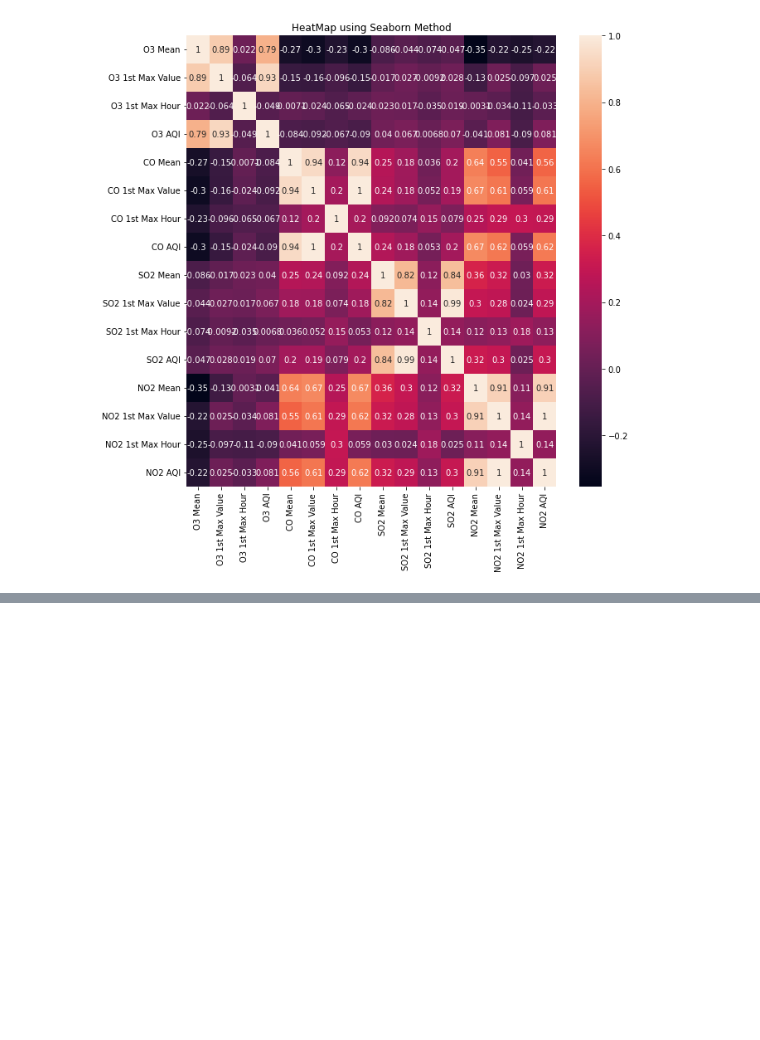
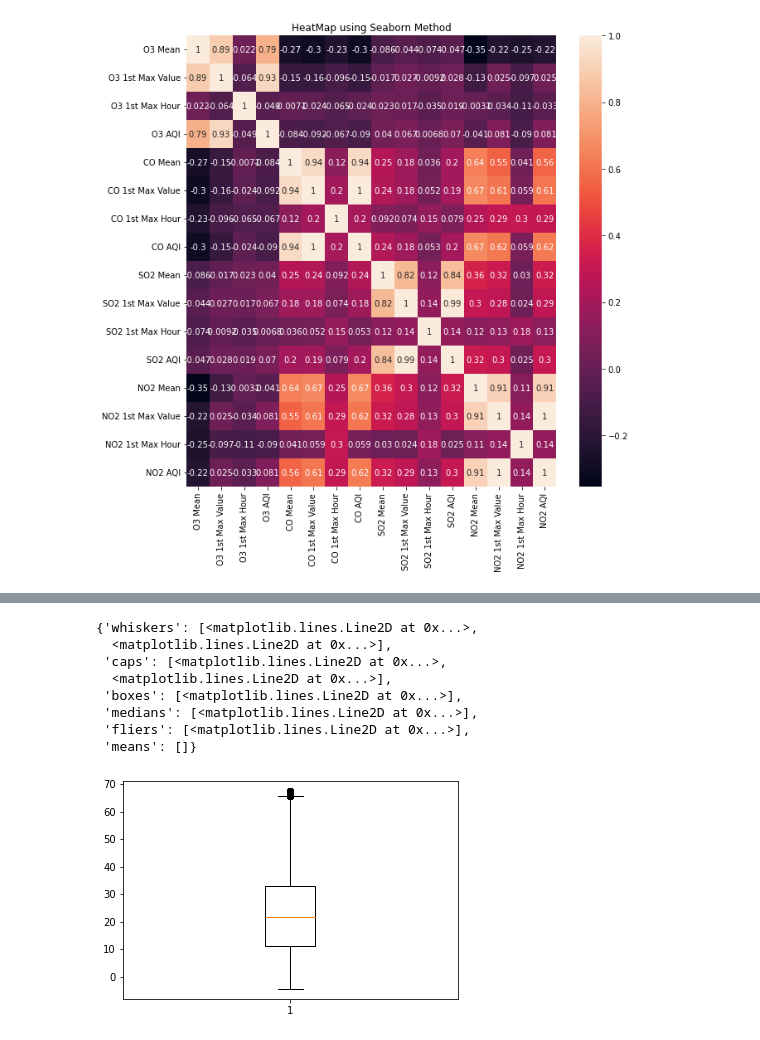
Before and after one commit to aswathipv/ictlarkaswathi, a Jupyter notebook: week1-checkpoint.ipynb, the cells around one changed output, grey strips where cells are left out. Drawn from its saved outputs; the diff is of its cells as text; code cells hidden in the pictures; blank space fills up the shorter version.

```diff
--- a/week1-checkpoint.ipynb
+++ b/week1-checkpoint.ipynb
@@ -195,0 +286,17 @@ newdata=data.drop(['Year','Date','Month','Day','Address','State','County','City'
+# %%
+data['NO2 Mean'].replace([no_mean], data['NO2 Mean'].mean(), inplace=True)
+# %%
+data['NO2 1st Max Value'].replace([no1_outlier_list], data['NO2 1st Max Value'].mean(), inplace=True)
+data['NO2 1st Max Hour'].replace([no1h_outlier_list], data['NO2 1st Max Hour'].mean(), inplace=True)
+# %%
+plt.boxplot(data['NO2 1st Max Value'])
+# %% [output]
+{'whiskers': [<matplotlib.lines.Line2D at 0x...>,
+  <matplotlib.lines.Line2D at 0x...>],
+ 'caps': [<matplotlib.lines.Line2D at 0x...>,
+  <matplotlib.lines.Line2D at 0x...>],
+ 'boxes': [<matplotlib.lines.Line2D at 0x...>],
+ 'medians': [<matplotlib.lines.Line2D at 0x...>],
+ 'fliers': [<matplotlib.lines.Line2D at 0x...>],
+ 'means': []}
+[figure, added]
```
Also changed, not shown: parts of 41 cells of this notebook.
